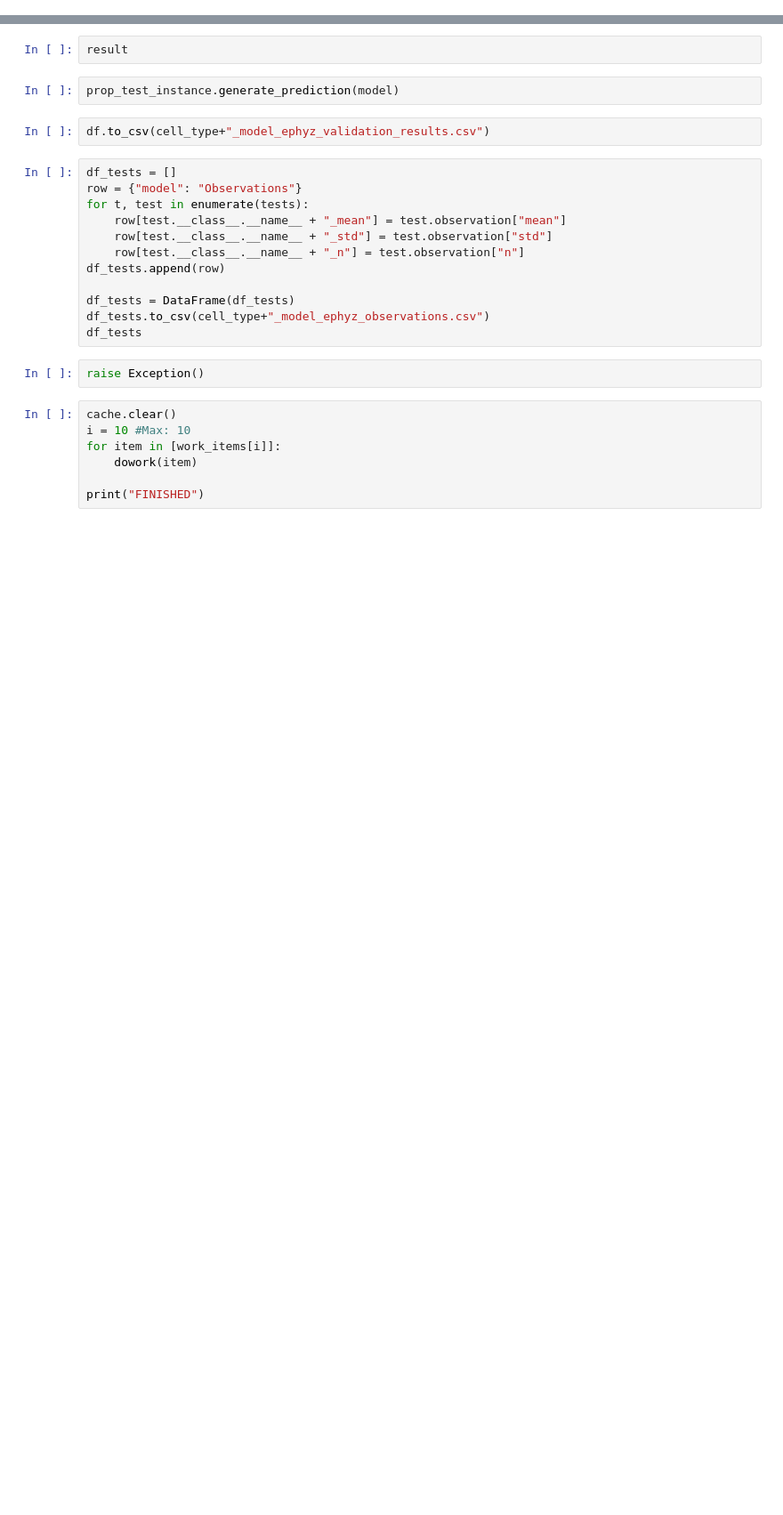
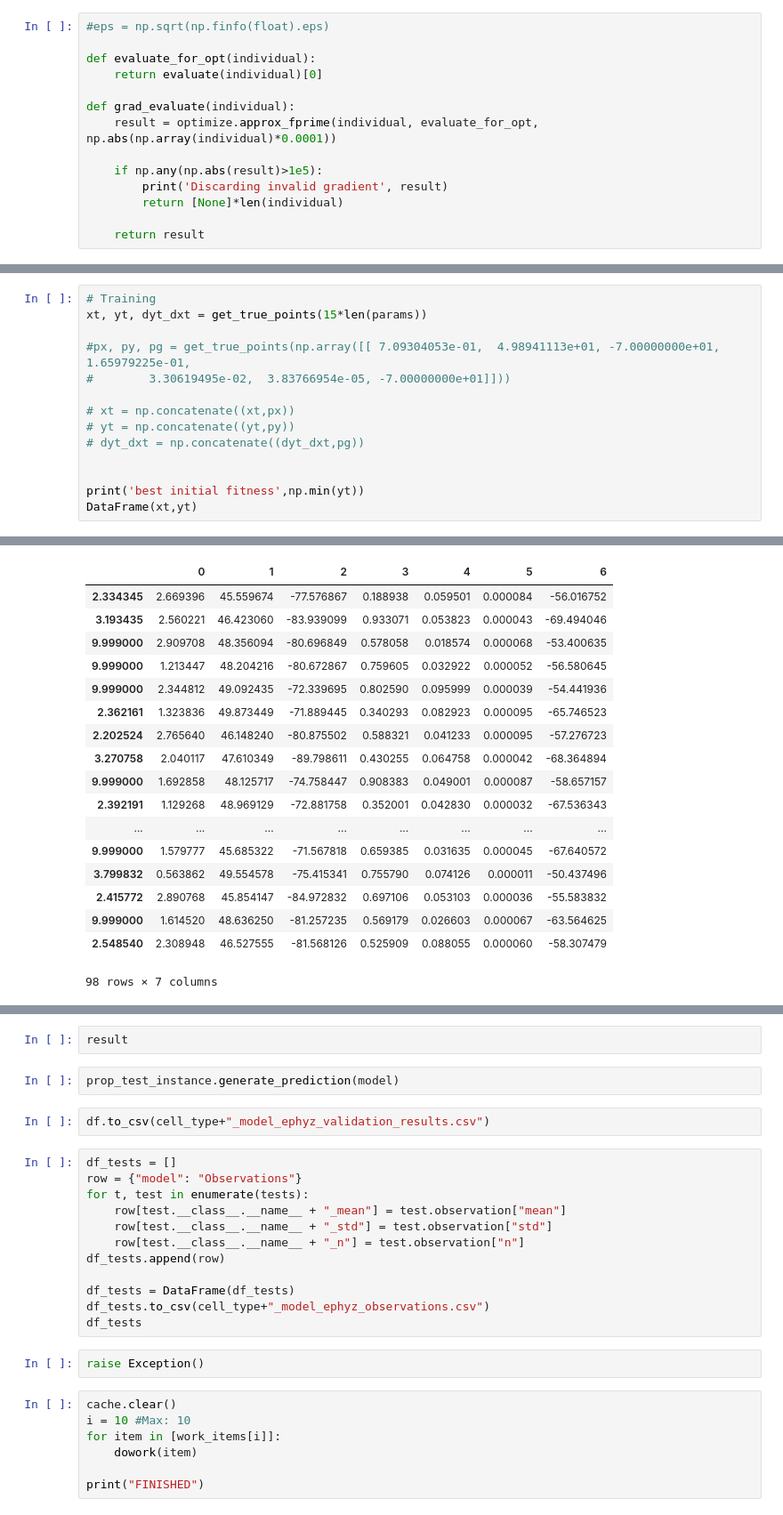
Before and after one commit to JustasB/OlfactoryBulb, a Jupyter notebook: ephyz-validation.ipynb, the cells around one changed output, grey strips where cells are left out. Shown at 89% size. Drawn from its saved outputs; the diff is of its cells as text; blank space fills up the shorter version.

```diff
--- a/ephyz-validation.ipynb
+++ b/ephyz-validation.ipynb
@@ -157,0 +223,14 @@ dowork(work_items[0])
+# %%
+#eps = np.sqrt(np.finfo(float).eps)
+
+def evaluate_for_opt(individual):
+    return evaluate(individual)[0]
+
+def grad_evaluate(individual):
+    result = optimize.approx_fprime(individual, evaluate_for_opt, np.abs(np.array(individual)*0.0001))
+
+    if np.any(np.abs(result)>1e5):
+        print('Discarding invalid gradient', result)
+        return [None]*len(individual)
+
+    return result
@@ -157,0 +288,15 @@ dowork(work_items[0])
+# %%
+# Training
+xt, yt, dyt_dxt = get_true_points(15*len(params))
+
+#px, py, pg = get_true_points(np.array([[ 7.09304053e-01,  4.98941113e+01, -7.00000000e+01,  1.65979225e-01,
+#        3.30619495e-02,  3.83766954e-05, -7.00000000e+01]]))
+
+# xt = np.concatenate((xt,px))
+# yt = np.concatenate((yt,py))
+# dyt_dxt = np.concatenate((dyt_dxt,pg))
+
+
+print('best initial fitness',np.min(yt))
+DataFrame(xt,yt)
+# %% [output]
@@ -157,0 +320,18 @@ dowork(work_items[0])
+|  | 0 | 1 | 2 | 3 | 4 | 5 | 6 |
+| 2.334345 | 2.669396 | 45.559674 | -77.576867 | 0.188938 | 0.059501 | 0.000084 | -56.016752 |
+| 3.193435 | 2.560221 | 46.423060 | -83.939099 | 0.933071 | 0.053823 | 0.000043 | -69.494046 |
+| 9.999000 | 2.909708 | 48.356094 | -80.696849 | 0.578058 | 0.018574 | 0.000068 | -53.400635 |
+| 9.999000 | 1.213447 | 48.204216 | -80.672867 | 0.759605 | 0.032922 | 0.000052 | -56.580645 |
+| 9.999000 | 2.344812 | 49.092435 | -72.339695 | 0.802590 | 0.095999 | 0.000039 | -54.441936 |
+| 2.362161 | 1.323836 | 49.873449 | -71.889445 | 0.340293 | 0.082923 | 0.000095 | -65.746523 |
+| 2.202524 | 2.765640 | 46.148240 | -80.875502 | 0.588321 | 0.041233 | 0.000095 | -57.276723 |
+| 3.270758 | 2.040117 | 47.610349 | -89.798611 | 0.430255 | 0.064758 | 0.000042 | -68.364894 |
+| 9.999000 | 1.692858 | 48.125717 | -74.758447 | 0.908383 | 0.049001 | 0.000087 | -58.657157 |
+| 2.392191 | 1.129268 | 48.969129 | -72.881758 | 0.352001 | 0.042830 | 0.000032 | -67.536343 |
+| ... | ... | ... | ... | ... | ... | ... | ... |
+| 9.999000 | 1.579777 | 45.685322 | -71.567818 | 0.659385 | 0.031635 | 0.000045 | -67.640572 |
+| 3.799832 | 0.563862 | 49.554578 | -75.415341 | 0.755790 | 0.074126 | 0.000011 | -50.437496 |
+| 2.415772 | 2.890768 | 45.854147 | -84.972832 | 0.697106 | 0.053103 | 0.000036 | -55.583832 |
+| 9.999000 | 1.614520 | 48.636250 | -81.257235 | 0.569179 | 0.026603 | 0.000067 | -63.564625 |
+| 2.548540 | 2.308948 | 46.527555 | -81.568126 | 0.525909 | 0.088055 | 0.000060 | -58.307479 |
+98 rows × 7 columns
```
Also changed, not shown: parts of 67 cells of this notebook, 14 other files.
